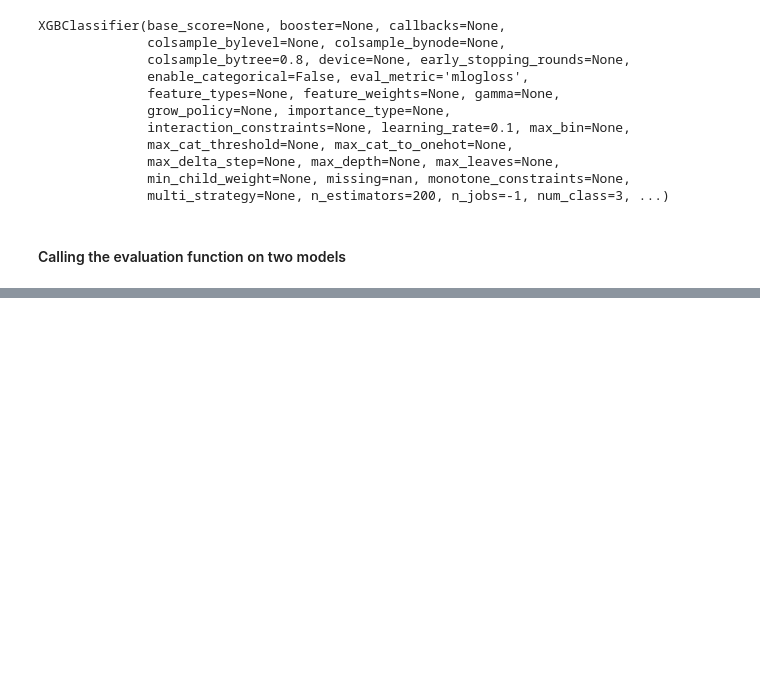
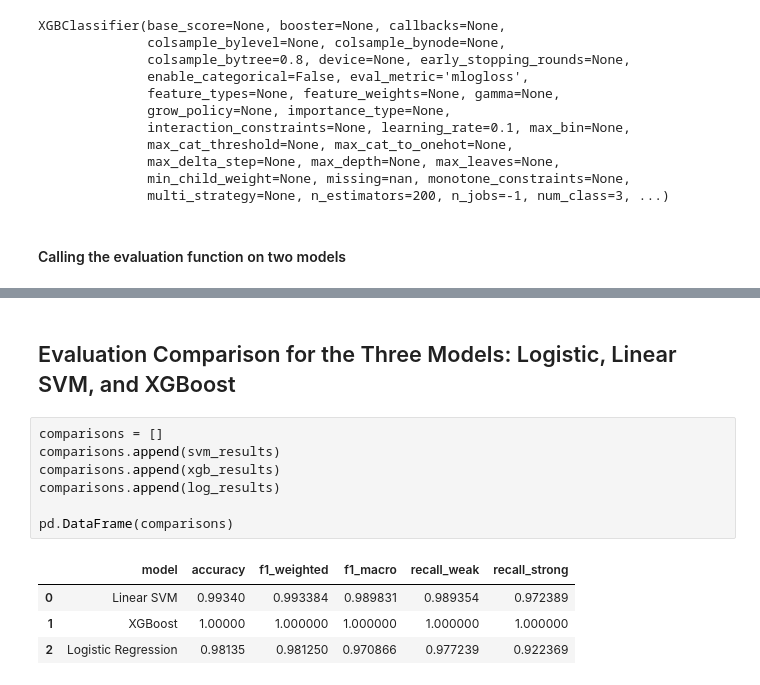
Before and after one commit to suyogshresthaa/Password-Prediction-System, a Jupyter notebook: Notebooks/02_modelling.ipynb, the cells around one changed output, grey strips where cells are left out. Cells and saved outputs as stored; diff of their text form; blank space fills up the shorter version.

```diff
--- a/Notebooks/02_modelling.ipynb
+++ b/Notebooks/02_modelling.ipynb
@@ -198,0 +228,14 @@ weighted avg       1.00      1.00      1.00     20000
+# %% [markdown]
+## Evaluation Comparison for the Three Models: Logistic, Linear SVM, and XGBoost
+# %%
+comparisons = []
+comparisons.append(svm_results)
+comparisons.append(xgb_results)
+comparisons.append(log_results)
+
+pd.DataFrame(comparisons)
+# %% [output]
+|  | model | accuracy | f1_weighted | f1_macro | recall_weak | recall_strong |
+| 0 | Linear SVM | 0.99340 | 0.993384 | 0.989831 | 0.989354 | 0.972389 |
+| 1 | XGBoost | 1.00000 | 1.000000 | 1.000000 | 1.000000 | 1.000000 |
+| 2 | Logistic Regression | 0.98135 | 0.981250 | 0.970866 | 0.977239 | 0.922369 |
```
Also changed, not shown: parts of 7 cells of this notebook, 9 other files.
